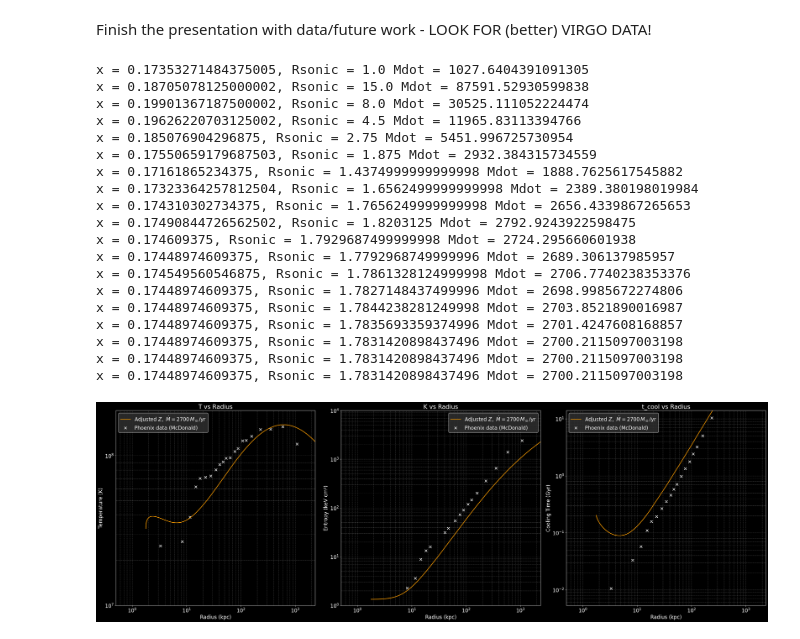
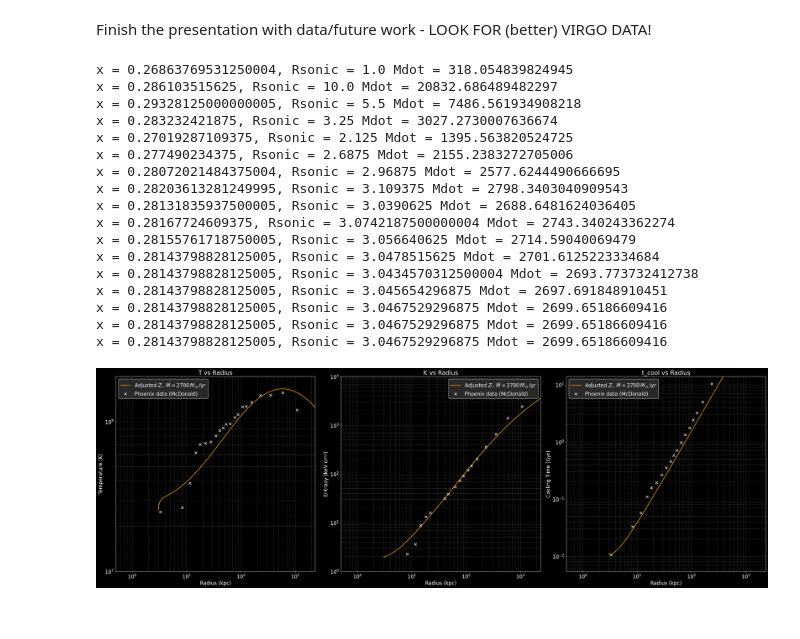
Before and after one commit to Jacob-Evans-007/Summer-2025-Hydrodynamics, a Jupyter notebook: cluster_notebook.ipynb, the cells around one changed output. Drawn from its saved outputs; the diff is of its cells as text; code cells hidden in the pictures.

```diff
--- a/cluster_notebook.ipynb
+++ b/cluster_notebook.ipynb
@@ -53,7 +53,7 @@ def compute_dvdr_dTdr(v, T, r, Mdot, vc2, Lambda):
     mach2 = v**2 / cs2
     rho = Mdot / (4 * np.pi * r**2 * v)
     n = 0.75 * rho / (mp_g * 0.6)
-    tcool = (3 * k_Bcgs * T) / (2 * Lambda * n * np.tanh(np.log10(r/ktc)/20) * (2/np.pi))
+    tcool = (3 * k_Bcgs * T) * ((1 + (np.log10(r)/32)**2) / (np.log10(r)/32)**2) / (2 * Lambda * n)
 
     dlnvdlnr = (2 - (vc2 / cs2) - (tflow / (gamma * tcool))) / (mach2 - 1.0)
     dlnTdlnr = (tflow / tcool) - (2 / 3) * (2 + dlnvdlnr)
@@ -87,7 +87,7 @@ def TheODE(r, C, Mdot, Lambdatype, recorder=None):
         recorder["Bern"].append(Bern)
         mach = np.sqrt(v**2 / abs(cs2))
         recorder["Mach"].append(mach)
-        tcool = (3 * k_Bcgs * T) / (2 * Lambda * n * np.tanh(np.log10(r/ktc)/20) * (2/np.pi))
+        tcool = (3 * k_Bcgs * T) * ((1 + (np.log10(r)/32)**2) / (np.log10(r)/32)**2) / (2 * Lambda * n)
         recorder["tcool"].append(tcool)
     return [dvdr, dTdr]
 # %%
@@ -311,7 +311,7 @@ def postprocess(b, Mdot, Lambdatype):
 
     return x, R0, v0, T0, recorder
 # %%
-def BrentLooper(Mdot, Rsonlow, Rsonhigh, Lambdatype, tol=(0.5 * Mdot1)):
+def BrentLooper(Mdot, Rsonlow, Rsonhigh, Lambdatype, tol=(1 * Mdot1)):
     target = Mdot
     a, b = Rsonlow, Rsonhigh
     fa = find_mdot(a, Lambdatype) - target
@@ -359,7 +359,7 @@ def BrentLooper(Mdot, Rsonlow, Rsonhigh, Lambdatype, tol=(0.5 * Mdot1)):
 
         fs = find_mdot(s, Lambdatype) - target
         if np.isnan(fs):
-            print("Interpolation step hit invalid mdot — bailing.")
+            print("Invalid mdot reached.")
             return np.nan
 
         d, c = c, b
@@ -379,12 +379,12 @@ def BrentLooper(Mdot, Rsonlow, Rsonhigh, Lambdatype, tol=(0.5 * Mdot1)):
     final_mdot = find_mdot(b, Lambdatype)
 
     if np.isnan(final_mdot):
-        print("Final result is NaN — likely no solution found.")
+        print("Final result exploded.")
         return np.nan
 
     error = abs(final_mdot - target)
     if error > 10 * tol:
-        print(f"Warning: Brent final error {error:.2e} exceeds tolerance {10*tol:.2e} for Mdot={target:.2e}")
+        print(f"Brent final error {error:.2e} exceeds tolerance {10*tol:.2e} for Mdot={target:.2e}")
 
     return postprocess(b, Mdot, Lambdatype)
 # %%
@@ -430,7 +430,7 @@ labels = [
 results = []
 for (Lambdatype, Mdot), label in zip(runs, labels):
     try:
-        x, R0, v0, T0, recorder = BrentLooper(Mdot, 1 * ktc, 15 * ktc, Lambdatype)
+        x, R0, v0, T0, recorder = BrentLooper(Mdot, 1 * ktc, 10 * ktc, Lambdatype)
         results.append((label, recorder))
     except Exception as e:
         print(f"Failed for {label}: {e}")
@@ -464,53 +464,51 @@ for ax, ylabel, title in zip(
     ax.set_yscale('log')
     ax.set_xlabel(r'Radius (kpc)', color='white')
     ax.set_ylabel(ylabel, color='white')
     ax.set_title(title, color='white')
     ax.set_xlim(0.5, 2340)
     ax.grid(True, which='both', ls='--', color='white', alpha=0.3)
 
     ax.tick_params(colors='white')
 
     # Black background for axes
     ax.set_facecolor('black')
     for spine in ax.spines.values():
         spine.set_color('white')
 
 # Legend with dark gray background
 for ax in axes:
     legend = ax.legend()
     for text in legend.get_texts():
         text.set_color('white')
     legend.get_frame().set_edgecolor('#ffffff')
     legend.get_frame().set_facecolor('#303030')
     legend.get_frame().set_alpha(0.85)
 
 axes[0].set_ylim(1e7, 2e8)
 axes[1].set_ylim(1, 1e4)
 axes[2].set_ylim(None, 14)
 
 plt.tight_layout()
 plt.show()
 # %% [output]
-x = 0.17353271484375005, Rsonic = 1.0 Mdot = 1027.6404391091305
-x = 0.18705078125000002, Rsonic = 15.0 Mdot = 87591.52930599838
-x = 0.19901367187500002, Rsonic = 8.0 Mdot = 30525.111052224474
-x = 0.19626220703125002, Rsonic = 4.5 Mdot = 11965.83113394766
-x = 0.185076904296875, Rsonic = 2.75 Mdot = 5451.996725730954
-x = 0.17550659179687503, Rsonic = 1.875 Mdot = 2932.384315734559
-x = 0.17161865234375, Rsonic = 1.4374999999999998 Mdot = 1888.7625617545882
-x = 0.17323364257812504, Rsonic = 1.6562499999999998 Mdot = 2389.380198019984
-x = 0.174310302734375, Rsonic = 1.7656249999999998 Mdot = 2656.4339867265653
-x = 0.17490844726562502, Rsonic = 1.8203125 Mdot = 2792.9243922598475
-x = 0.174609375, Rsonic = 1.7929687499999998 Mdot = 2724.295660601938
-x = 0.17448974609375, Rsonic = 1.7792968749999996 Mdot = 2689.306137985957
-x = 0.174549560546875, Rsonic = 1.7861328124999998 Mdot = 2706.7740238353376
-x = 0.17448974609375, Rsonic = 1.7827148437499996 Mdot = 2698.9985672274806
-x = 0.17448974609375, Rsonic = 1.7844238281249998 Mdot = 2703.8521890016987
-x = 0.17448974609375, Rsonic = 1.7835693359374996 Mdot = 2701.4247608168857
-x = 0.17448974609375, Rsonic = 1.7831420898437496 Mdot = 2700.2115097003198
-x = 0.17448974609375, Rsonic = 1.7831420898437496 Mdot = 2700.2115097003198
-x = 0.17448974609375, Rsonic = 1.7831420898437496 Mdot = 2700.2115097003198
+x = 0.26863769531250004, Rsonic = 1.0 Mdot = 318.054839824945
+x = 0.286103515625, Rsonic = 10.0 Mdot = 20832.686489482297
+x = 0.29328125000000005, Rsonic = 5.5 Mdot = 7486.561934908218
+x = 0.283232421875, Rsonic = 3.25 Mdot = 3027.2730007636674
+x = 0.27019287109375, Rsonic = 2.125 Mdot = 1395.563820524725
+x = 0.277490234375, Rsonic = 2.6875 Mdot = 2155.2383272705006
+x = 0.28072021484375004, Rsonic = 2.96875 Mdot = 2577.6244490666695
+x = 0.28203613281249995, Rsonic = 3.109375 Mdot = 2798.3403040909543
+x = 0.28131835937500005, Rsonic = 3.0390625 Mdot = 2688.6481624036405
+x = 0.28167724609375, Rsonic = 3.0742187500000004 Mdot = 2743.340243362274
+x = 0.28155761718750005, Rsonic = 3.056640625 Mdot = 2714.59040069479
+x = 0.28143798828125005, Rsonic = 3.0478515625 Mdot = 2701.6125223334684
+x = 0.28143798828125005, Rsonic = 3.0434570312500004 Mdot = 2693.773732412738
+x = 0.28143798828125005, Rsonic = 3.045654296875 Mdot = 2697.691848910451
+x = 0.28143798828125005, Rsonic = 3.0467529296875 Mdot = 2699.65186609416
+x = 0.28143798828125005, Rsonic = 3.0467529296875 Mdot = 2699.65186609416
+x = 0.28143798828125005, Rsonic = 3.0467529296875 Mdot = 2699.65186609416
-[figure, old version]
+[figure, new version]
 # %%
 temper = np.array([
     1075.58706, 1075.58706,  583.20708, 591.76857, 350.19005, 350.19005,
```
